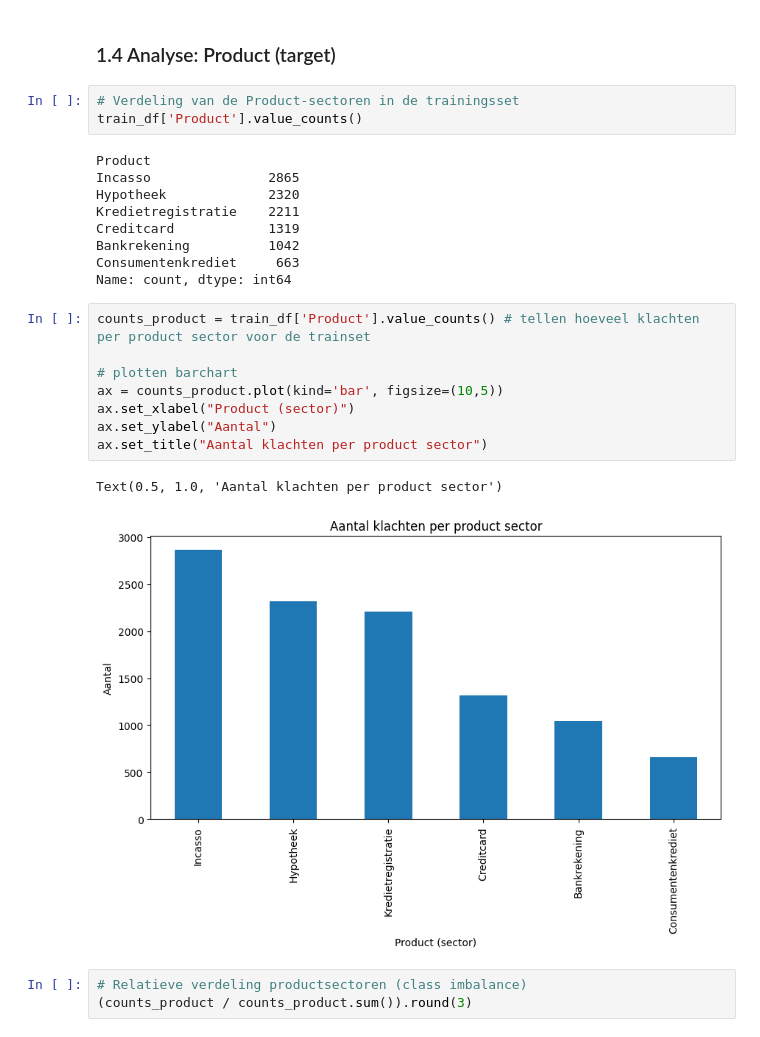
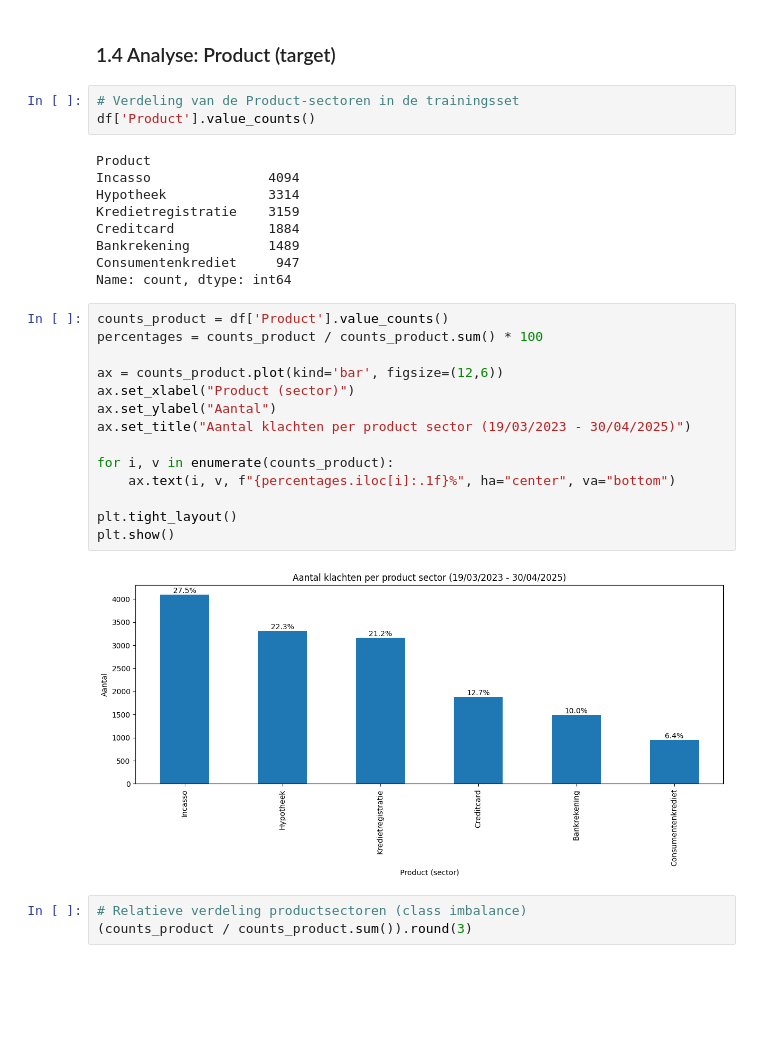
Before and after one commit to OdessaA/dataproject_1, a Jupyter notebook: 01_EDA.ipynb, the cells around one changed output. Cells and saved outputs as stored; diff of their text form; blank space fills up the shorter version.

Commit message:
EDA op hele dataset ipv alleen train

```diff
--- a/01_EDA.ipynb
+++ b/01_EDA.ipynb
@@ -89,27 +89,32 @@ Er zitten geen nullwaardes in de trainset. Alle variabelen behalve `ID` zijn van
 ### 1.4 Analyse: Product (target)
 # %%
 # Verdeling van de Product-sectoren in de trainingsset
-train_df['Product'].value_counts()
+df['Product'].value_counts()
 # %% [output]
 Product
-Incasso               2865
-Hypotheek             2320
-Kredietregistratie    2211
-Creditcard            1319
-Bankrekening          1042
-Consumentenkrediet     663
+Incasso               4094
+Hypotheek             3314
+Kredietregistratie    3159
+Creditcard            1884
+Bankrekening          1489
+Consumentenkrediet     947
 Name: count, dtype: int64
 # %%
-counts_product = train_df['Product'].value_counts() # tellen hoeveel klachten per product sector voor de trainset
+counts_product = df['Product'].value_counts()
+percentages = counts_product / counts_product.sum() * 100
 
-# plotten barchart
-ax = counts_product.plot(kind='bar', figsize=(10,5))
+ax = counts_product.plot(kind='bar', figsize=(12,6))
 ax.set_xlabel("Product (sector)")
 ax.set_ylabel("Aantal")
-ax.set_title("Aantal klachten per product sector")
+ax.set_title("Aantal klachten per product sector (19/03/2023 - 30/04/2025)")
+
+for i, v in enumerate(counts_product):
+    ax.text(i, v, f"{percentages.iloc[i]:.1f}%", ha="center", va="bottom")
+
+plt.tight_layout()
+plt.show()
 # %% [output]
-Text(0.5, 1.0, 'Aantal klachten per product sector')
-[figure, old version]
+[figure, new version]
 # %%
 # Relatieve verdeling productsectoren (class imbalance)
 (counts_product / counts_product.sum()).round(3)
```
Also changed, not shown: parts of 19 cells of this notebook.
